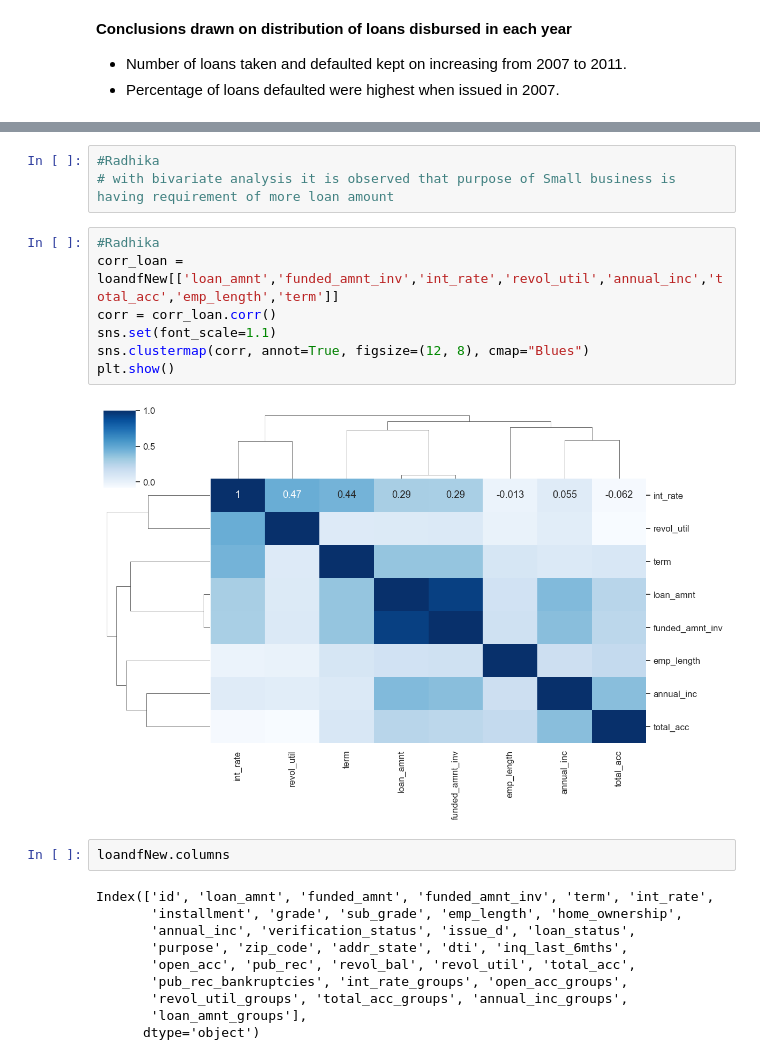
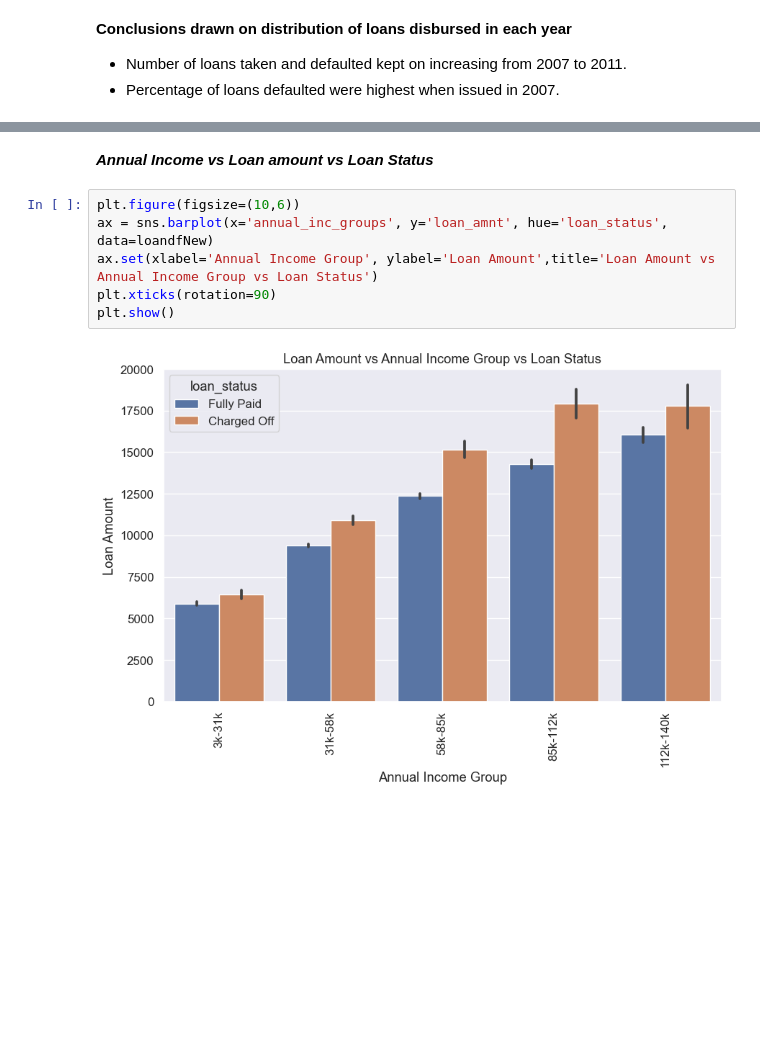
Before and after one commit to karthikgadepalli/LendingClubCaseStudy, a Jupyter notebook: LendingClubCaseStudyAnalysis.ipynb, the cells around one changed output, grey strips where cells are left out. Cells and saved outputs as stored; diff of their text form; blank space fills up the shorter version.

```diff
--- a/LendingClubCaseStudyAnalysis.ipynb
+++ b/LendingClubCaseStudyAnalysis.ipynb
@@ -1477,24 +1449,10 @@ plt.show()
-# %%
-#Radhika
-# with bivariate analysis it is observed that purpose of Small business is having requirement of more loan amount
-# %%
-#Radhika
-corr_loan = loandfNew[['loan_amnt','funded_amnt_inv','int_rate','revol_util','annual_inc','total_acc','emp_length','term']]
-corr = corr_loan.corr()
-sns.set(font_scale=1.1)
-sns.clustermap(corr, annot=True, figsize=(12, 8), cmap="Blues")
-plt.show()
-# %% [output]
-[figure, removed]
-# %%
-loandfNew.columns
-# %% [output]
-Index(['id', 'loan_amnt', 'funded_amnt', 'funded_amnt_inv', 'term', 'int_rate',
-       'installment', 'grade', 'sub_grade', 'emp_length', 'home_ownership',
-       'annual_inc', 'verification_status', 'issue_d', 'loan_status',
-       'purpose', 'zip_code', 'addr_state', 'dti', 'inq_last_6mths',
-       'open_acc', 'pub_rec', 'revol_bal', 'revol_util', 'total_acc',
-       'pub_rec_bankruptcies', 'int_rate_groups', 'open_acc_groups',
-       'revol_util_groups', 'total_acc_groups', 'annual_inc_groups',
-       'loan_amnt_groups'],
-      dtype='object')
+# %% [markdown]
+***Annual Income vs Loan amount vs Loan Status***
+# %%
+plt.figure(figsize=(10,6))
+ax = sns.barplot(x='annual_inc_groups', y='loan_amnt', hue='loan_status', data=loandfNew)
+ax.set(xlabel='Annual Income Group', ylabel='Loan Amount',title='Loan Amount vs Annual Income Group vs Loan Status')
+plt.xticks(rotation=90)
+plt.show()
+# %% [output]
+[figure, added]
```
Also changed, not shown: parts of 22 cells of this notebook.
